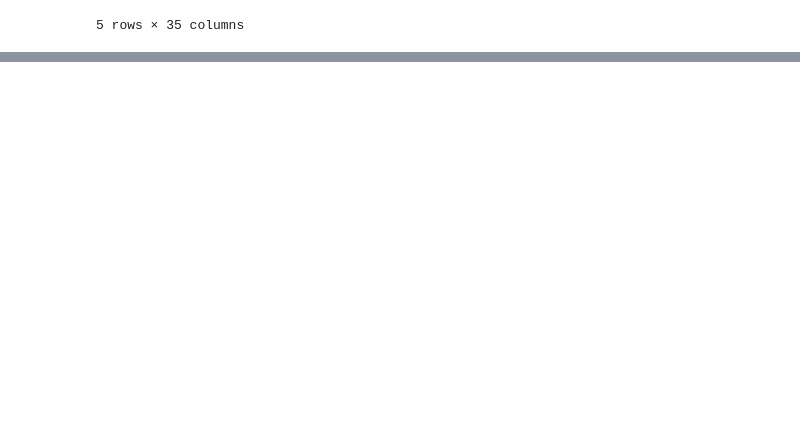
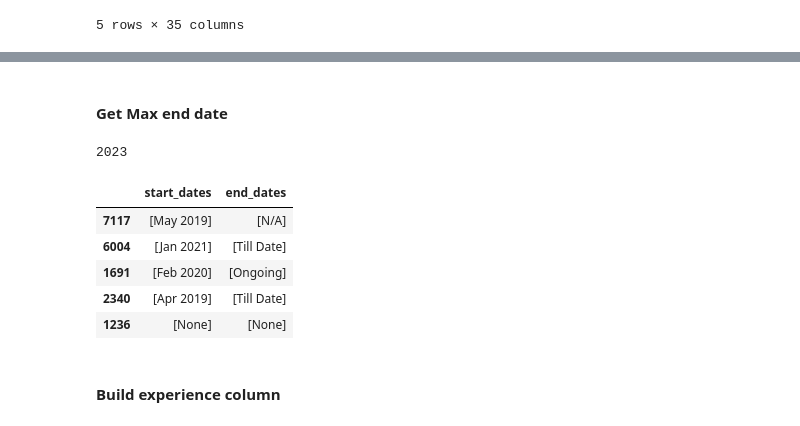
Before and after one commit to sidtandon2014/resume-screener, a Jupyter notebook: experiments/parse-candidate_resumes.ipynb, the cells around one changed output, grey strips where cells are left out. Saved outputs shown, nothing was run; the diff lists cells and outputs as text; code cells hidden in the pictures; blank space fills up the shorter version.

Commit message:
Updated notebook to process candidate resumes

```diff
--- a/experiments/parse-candidate_resumes.ipynb
+++ b/experiments/parse-candidate_resumes.ipynb
@@ -13,0 +128,51 @@ resumes.head()
+# %%
+resumes = resumes.replace(dict(end_dates={np.nan: None,  }
+                               , start_dates={np.nan: None}
+                              , related_skils_in_job={np.nan: None}))
+# %%
+def convert_string_of_list_to_list(serialized_value: str):
+    # try:
+    results = [None]
+    # results = serialized_value.replace("[","").replace("]","").split(",")
+    if serialized_value is not None:
+        results = ast.literal_eval(serialized_value)
+        # results = [n.strip() if n is not None else n for n in results]
+    # except:
+
+    return results
+# %%
+resumes.end_dates = resumes.end_dates.apply(lambda x: convert_string_of_list_to_list(x))
+resumes.start_dates = resumes.start_dates.apply(lambda x: convert_string_of_list_to_list(x))
+resumes.related_skils_in_job = resumes.related_skils_in_job.apply(lambda x: convert_string_of_list_to_list(x))
+# %% [markdown]
+#### Get Max end date
+# %%
+def get_max_end_yr(dates):
+    yrs = []
+    for date in dates:
+        if date is not None:
+            extracted_years = re.findall(r'[\d]{4}', date)
+            if len(extracted_years) > 0:
+                yrs.append(int(extracted_years[0]))
+
+
+    if len(yrs) > 0:
+        return(max(yrs))
+    else: return 0
+
+
+resumes.loc[:, "end_yr"] = resumes.end_dates.apply(lambda x:get_max_end_yr(x))
+print(max(resumes.end_yr))
+# %% [output]
+2023
+# %%
+resumes.loc[resumes.end_yr == 0,["start_dates","end_dates"]].sample(5)
+# %% [output]
+|  | start_dates | end_dates |
+| 7117 | [May 2019] | [N/A] |
+| 6004 | [Jan 2021] | [Till Date] |
+| 1691 | [Feb 2020] | [Ongoing] |
+| 2340 | [Apr 2019] | [Till Date] |
+| 1236 | [None] | [None] |
+# %% [markdown]
+#### Build experience column
```
Also changed, not shown: parts of 28 cells of this notebook, 2 other files.
